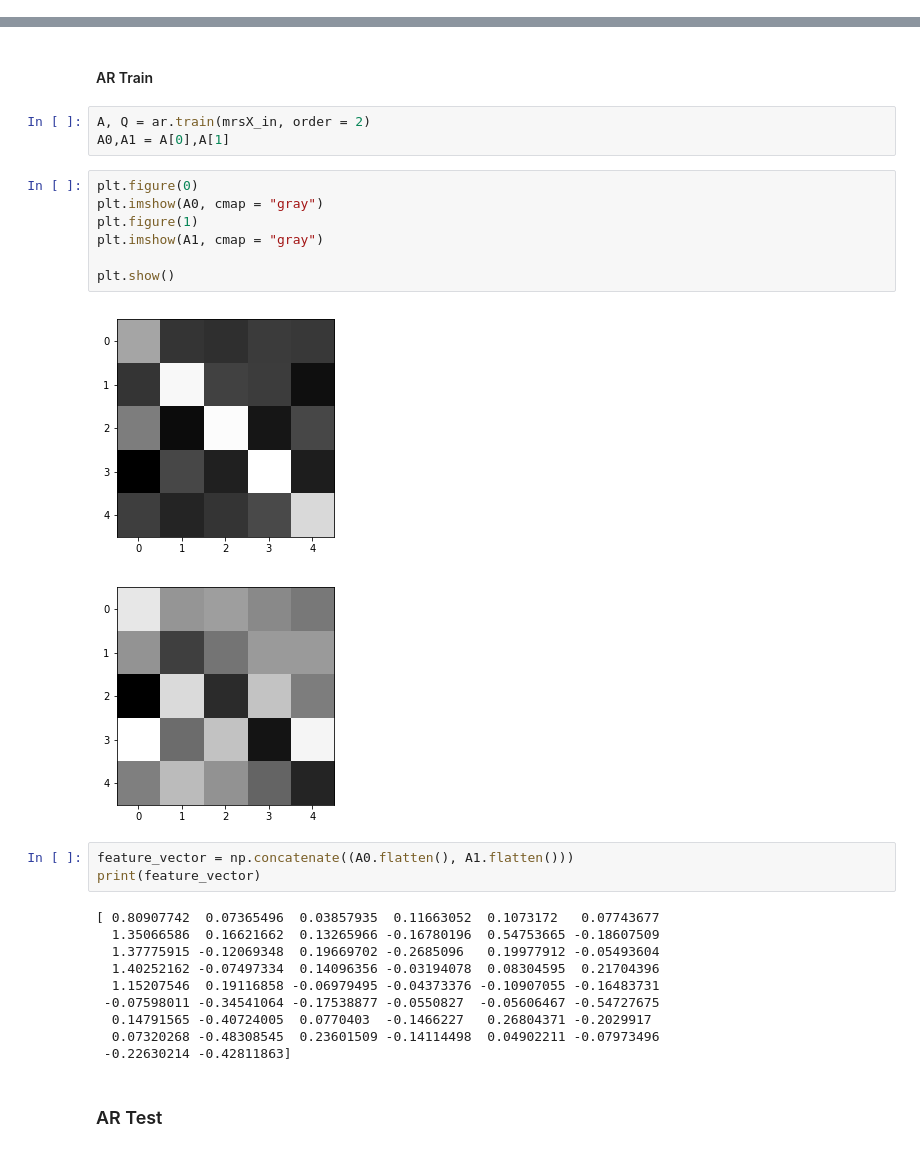
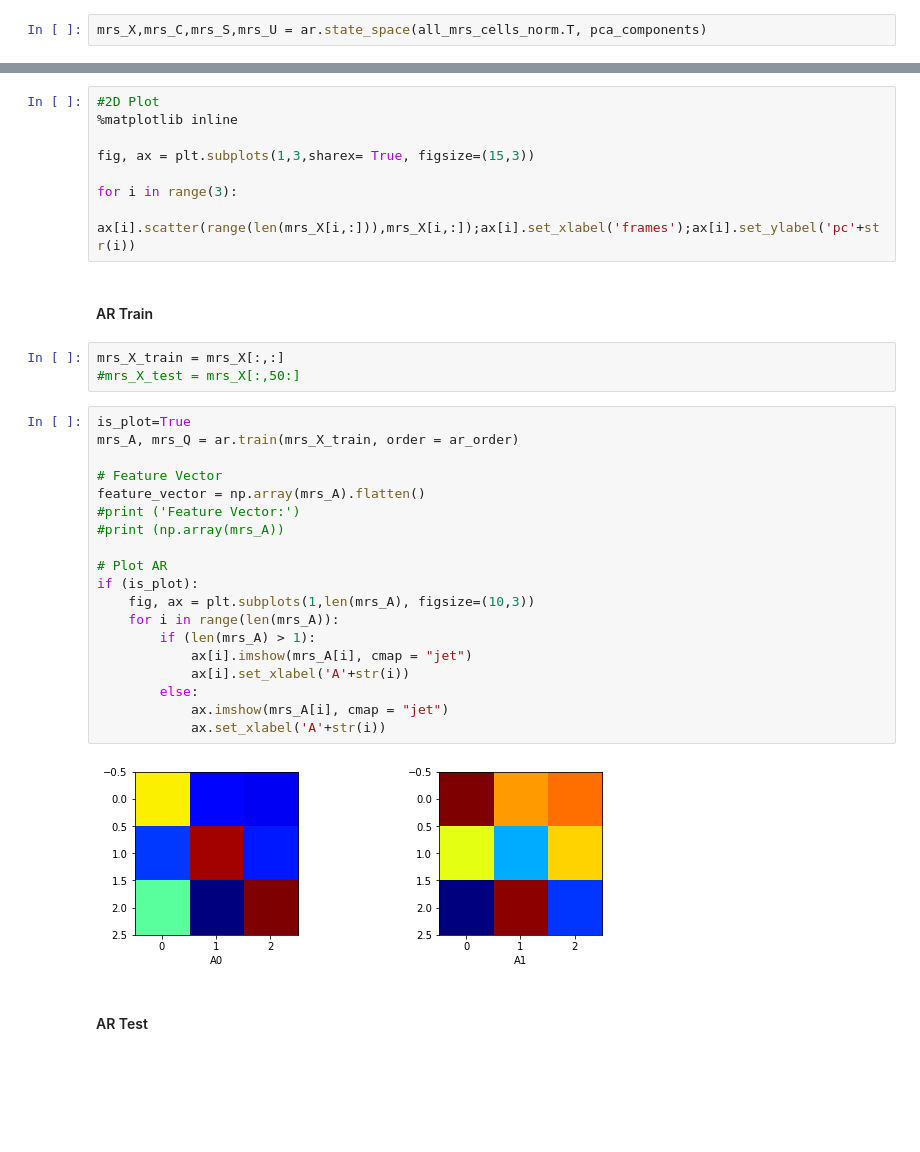
Before and after one commit to quinngroup/Neutrophils, a Jupyter notebook: ar/plots_and_ar.ipynb, the cells around one changed output, grey strips where cells are left out. Saved outputs shown, nothing was run; the diff lists cells and outputs as text; blank space fills up the shorter version.

```diff
--- a/ar/plots_and_ar.ipynb
+++ b/ar/plots_and_ar.ipynb
@@ -367 +339,3 @@ print (mrsX_in.shape)
+# %%
+mrs_X,mrs_C,mrs_S,mrs_U = ar.state_space(all_mrs_cells_norm.T, pca_components)
 # %% [markdown]
@@ -443,31 +383,37 @@ plt.show()
+# %%
+#2D Plot
+%matplotlib inline
+
+fig, ax = plt.subplots(1,3,sharex= True, figsize=(15,3))
+
+for i in range(3):
+    ax[i].scatter(range(len(mrs_X[i,:])),mrs_X[i,:]);ax[i].set_xlabel('frames');ax[i].set_ylabel('pc'+str(i))
 # %% [markdown]
 #### AR Train
-# %%
-A, Q = ar.train(mrsX_in, order = 2)
-A0,A1 = A[0],A[1]
-# %%
-plt.figure(0)
-plt.imshow(A0, cmap = "gray")
-plt.figure(1)
-plt.imshow(A1, cmap = "gray")
-
-plt.show()
-# %% [output]
-[figure, removed]
-[figure, removed]
-# %%
-feature_vector = np.concatenate((A0.flatten(), A1.flatten()))
-print(feature_vector)
-# %% [output]
-[ 0.80907742  0.07365496  0.03857935  0.11663052  0.1073172   0.07743677
-  1.35066586  0.16621662  0.13265966 -0.16780196  0.54753665 -0.18607509
-  1.37775915 -0.12069348  0.19669702 -0.2685096   0.19977912 -0.05493604
-  1.40252162 -0.07497334  0.14096356 -0.03194078  0.08304595  0.21704396
-  1.15207546  0.19116858 -0.06979495 -0.04373376 -0.10907055 -0.16483731
- -0.07598011 -0.34541064 -0.17538877 -0.0550827  -0.05606467 -0.54727675
-  0.14791565 -0.40724005  0.0770403  -0.1466227   0.26804371 -0.2029917
-  0.07320268 -0.48308545  0.23601509 -0.14114498  0.04902211 -0.07973496
- -0.22630214 -0.42811863]
+# %%
+mrs_X_train = mrs_X[:,:]
+#mrs_X_test = mrs_X[:,50:]
+# %%
+is_plot=True
+mrs_A, mrs_Q = ar.train(mrs_X_train, order = ar_order)
+
+# Feature Vector
+feature_vector = np.array(mrs_A).flatten()
+#print ('Feature Vector:')
+#print (np.array(mrs_A))
+
+# Plot AR
+if (is_plot):
+    fig, ax = plt.subplots(1,len(mrs_A), figsize=(10,3))
+    for i in range(len(mrs_A)):
+        if (len(mrs_A) > 1):
+            ax[i].imshow(mrs_A[i], cmap = "jet")
+            ax[i].set_xlabel('A'+str(i))
+        else:
+            ax.imshow(mrs_A[i], cmap = "jet")
+            ax.set_xlabel('A'+str(i))
+# %% [output]
+[figure, added]
 # %% [markdown]
-### AR Test
+#### AR Test
 # %%
```
Also changed, not shown: parts of 74 cells of this notebook.
